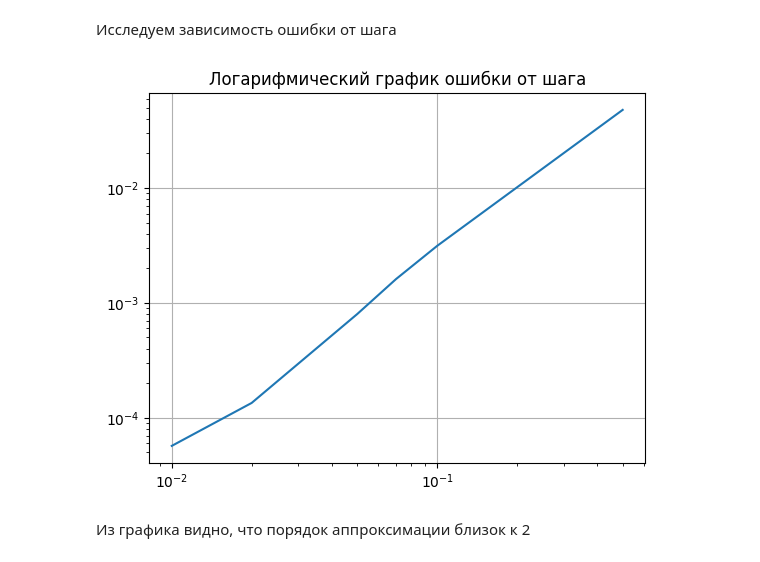
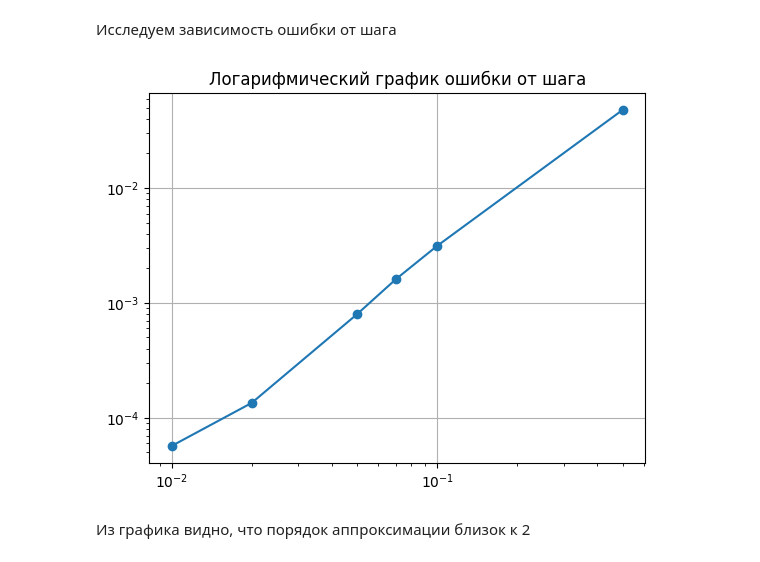
Before and after one commit to Xopppek/num_methods_sem7, a Jupyter notebook: lab3/lab3.ipynb, the cells around one changed output. Drawn from its saved outputs; the diff is of its cells as text; code cells hidden in the pictures.

```diff
--- a/lab3/lab3.ipynb
+++ b/lab3/lab3.ipynb
@@ -166,13 +166,13 @@ for h_i in steps:
 
     errs.append(np.max(np.abs(u - analitical(X, Y))))
 # %%
-plt.loglog(steps, errs)
+plt.loglog(steps, errs, marker='o')
 plt.title("Логарифмический график ошибки от шага")
 plt.grid(True)
 
 plt.show()
 # %% [output]
-[figure, old version]
+[figure, new version]
 # %% [markdown]
 Из графика видно, что порядок аппроксимации близок к 2
 # %% [markdown]
```
Also changed, not shown: parts of 1 cell of this notebook, 1 other file.
